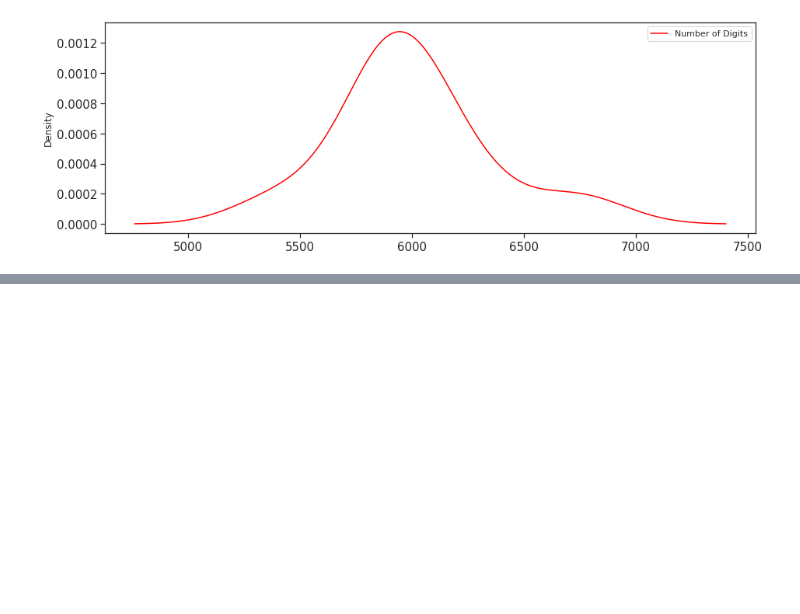
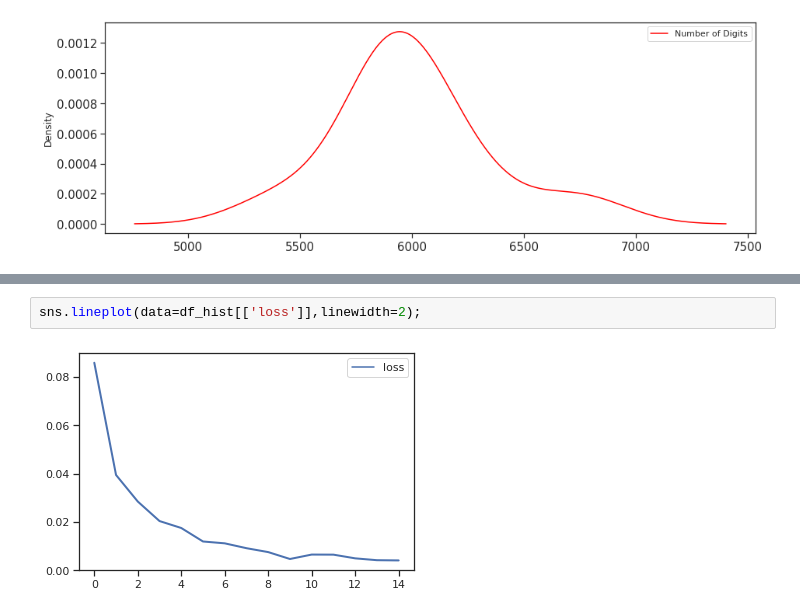
Before and after one commit to Data-Science-Community-SRM/Hand-Written-Digit-Classification-Recognition, a Jupyter notebook: P1_DSC.ipynb, the cells around one changed output, grey strips where cells are left out. Saved outputs shown, nothing was run; the diff lists cells and outputs as text; blank space fills up the shorter version.

```diff
--- a/P1_DSC.ipynb
+++ b/P1_DSC.ipynb
@@ -154,0 +223,4 @@ Epoch 5/20
+# %%
+sns.lineplot(data=df_hist[['loss']],linewidth=2);
+# %% [output]
+[figure, added]
```
Also changed, not shown: parts of 21 cells of this notebook.
